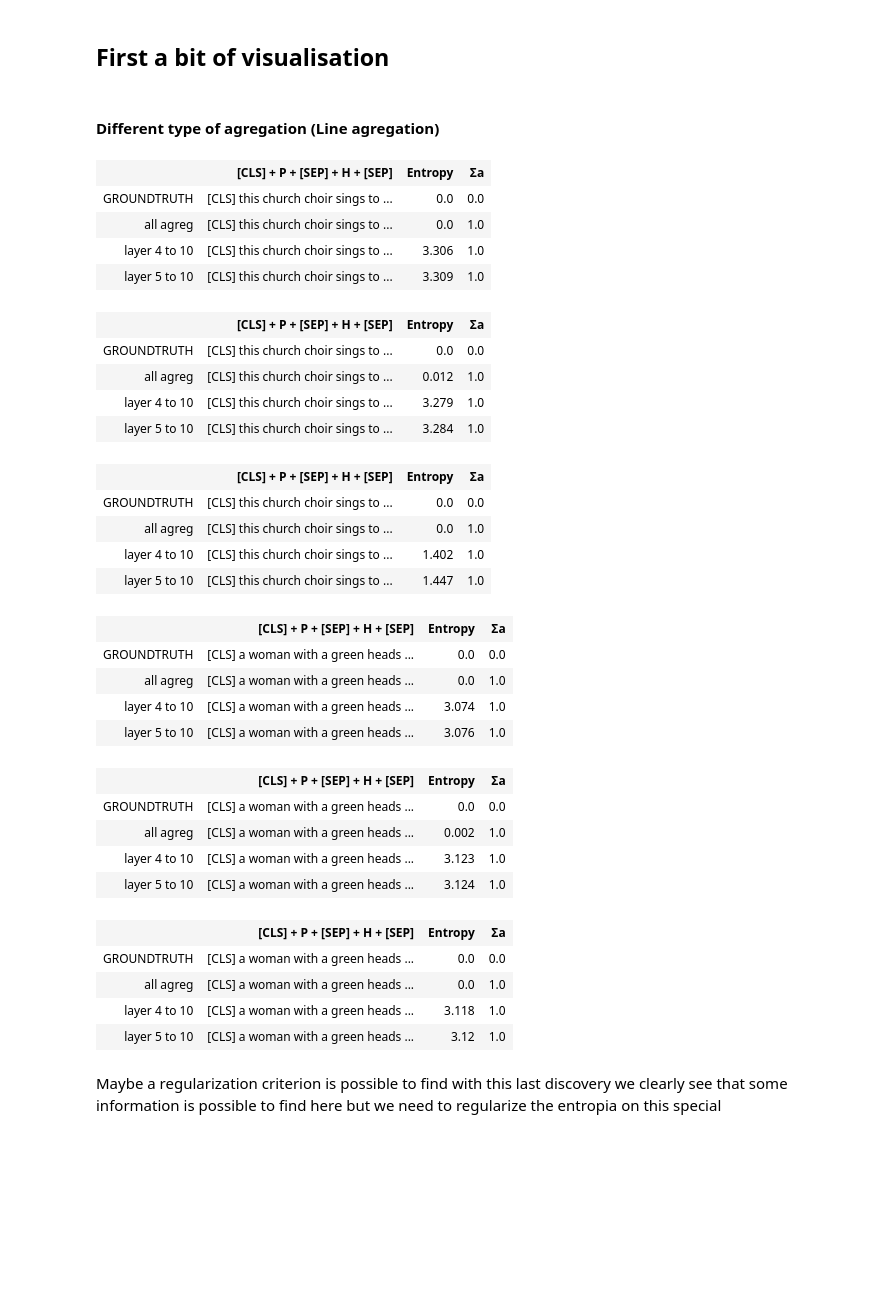
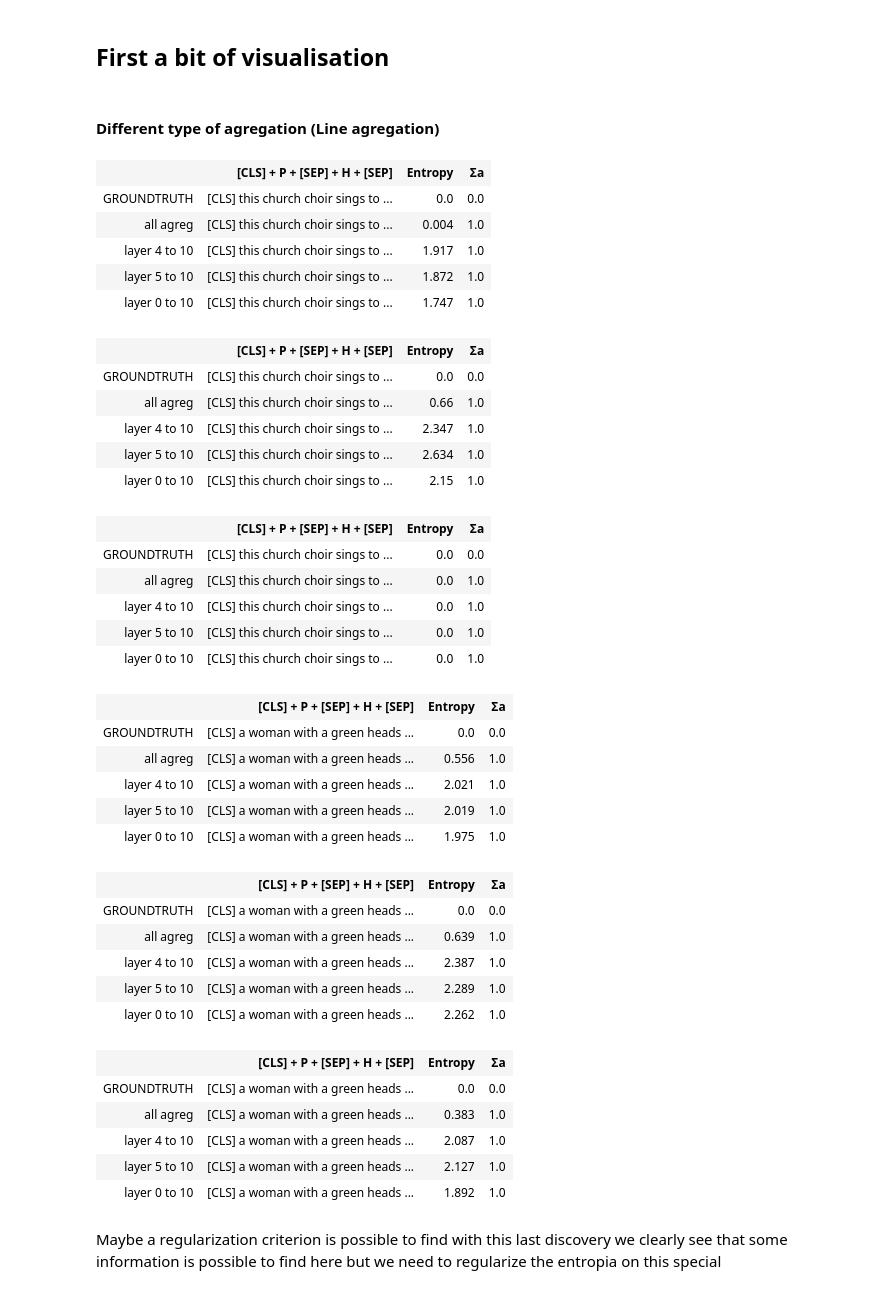
Before and after one commit to lolofo/stage_4_gm, a Jupyter notebook: attention_algorithms/notebooks/entropy_study/Layer 4 to 10.ipynb, the cells around one changed output. Cells and saved outputs as stored; diff of their text form; code cells hidden in the pictures; blank space fills up the shorter version.

```diff
--- a/attention_algorithms/notebooks/entropy_study/Layer 4 to 10.ipynb
+++ b/attention_algorithms/notebooks/entropy_study/Layer 4 to 10.ipynb
@@ -130,10 +127,11 @@ with torch.no_grad():
         pad_mask = torch.transpose(pad_mask, dim0=3, dim1=4)
         attention_tensor = torch.mul(attention_tensor, pad_mask)
 
-
-
         # all the layer agregation
-        a_hat = attention_tensor[0, :, :, 0:m, :].sum(dim=2).sum(dim=0).sum(dim=0)
+        a_hat = attention_tensor[0, :, :, :, :]
+        a_hat = a_hat.sum(dim=1)/12 # mean over the heads
+        a_hat = a_hat.sum(dim=0) # mean over the layers
+        a_hat = a_hat.sum(dim=0) # line agregation
         a_hat = a_hat[0:m]
         a_hat = torch.softmax(a_hat - INF * spe_tok_mask[0:m], dim=0)
 
@@ -141,76 +139,98 @@ with torch.no_grad():
 
         model_outputs["all agreg"] =  {
             '[CLS] + P + [SEP] + H + [SEP]': [hightlight_txt(tokens = tokens,
-                                                            attention = a_visu)],
+                                                            attention = a_hat)],
             'Entropy': [(-a_hat * torch.log(a_hat + 1e-16)).sum().item()],
             '&#x3A3;a':[a_hat.sum().item()]
         }
 
         # layer 4 to 10 agregation
         a_hat = attention_tensor[0, 3:10, :, :, :] # select only some layers
-        a_hat = a_hat.sum(dim=2)/12 # mean head agregation
-        a_hat = a_hat.sum(dim=0)/7 # mean over the layers
-        a_hat = a_hat.sum(dim=0)
+        a_hat = a_hat.sum(dim=1)/12 # mean head agregation
+        a_hat = a_hat.sum(dim=0) # mean over the layers
+        a_hat = a_hat.sum(dim=0) # line agregation
         a_hat = a_hat[0:m]
         a_hat = torch.softmax(a_hat - INF * spe_tok_mask[0:m], dim=0)
         a_visu = normalize_attention(attention=a_hat, tokens=tokens)
 
         model_outputs["layer 4 to 10"] =  {
             '[CLS] + P + [SEP] + H + [SEP]': [hightlight_txt(tokens = tokens,
                                                             attention = a_visu)],
             'Entropy': [(-a_hat * torch.log(a_hat + 1e-16)).sum().item()],
             '&#x3A3;a':[a_hat.sum().item()]
         }
         # layer 5 to 10 agregation
         a_hat = attention_tensor[0, 4:10, :, :, :] # select only some layers
-        a_hat = a_hat.sum(dim=2)/12 # mean head agregation
-        a_hat = a_hat.sum(dim=0)/7 # mean over the layers
-        a_hat = a_hat.sum(dim=0)
+        a_hat = a_hat.sum(dim=1)/12 # mean head agregation
+        a_hat = a_hat.sum(dim=0) # mean over the layers
+        a_hat = a_hat.sum(dim=0) # line agregation
         a_hat = a_hat[0:m]
-        a_hat = torch.softmax(a_hat - INF * spe_tok_mask[0:m], dim=0)
+        a_hat = torch.softmax(a_hat - INF * spe_tok_mask[0:m], dim=-1)
         a_visu = normalize_attention(attention=a_hat, tokens=tokens)
 
         model_outputs["layer 5 to 10"] =  {
             '[CLS] + P + [SEP] + H + [SEP]': [hightlight_txt(tokens = tokens,
                                                             attention = a_visu)],
             'Entropy': [(-a_hat * torch.log(a_hat + 1e-16)).sum().item()],
             '&#x3A3;a':[a_hat.sum().item()]
         }
 
+        # layer 0 to 10 agregation
+        a_hat = attention_tensor[0, 0:10, :, :, :] # select only some layers
+        a_hat = a_hat.sum(dim=1)/12 # mean head agregation
+        a_hat = a_hat.sum(dim=0) # mean over the layers
+        a_hat = a_hat.sum(dim=0)
+        a_hat = a_hat[0:m]
+        a_hat = torch.softmax(a_hat - INF * spe_tok_mask[0:m], dim=-1)
+        a_visu = normalize_attention(attention=a_hat, tokens=tokens)
+
+        model_outputs["layer 0 to 10"] =  {
+            '[CLS] + P + [SEP] + H + [SEP]': [hightlight_txt(tokens = tokens,
+                                                            attention = a_visu)],
+            'Entropy': [(-a_hat * torch.log(a_hat + 1e-16)).sum().item()],
+            '&#x3A3;a':[a_hat.sum().item()]
+        }
+
 
         display(HTML(html_render(model_outputs)))
 # %% [output]
 Different type of agregation (Line agregation)
 |  | [CLS] + P + [SEP] + H + [SEP] | Entropy | Σa |
 | GROUNDTRUTH | [CLS] this church choir sings to ... | 0.0 | 0.0 |
-| all agreg | [CLS] this church choir sings to ... | 0.0 | 1.0 |
-| layer 4 to 10 | [CLS] this church choir sings to ... | 3.306 | 1.0 |
-| layer 5 to 10 | [CLS] this church choir sings to ... | 3.309 | 1.0 |
+| all agreg | [CLS] this church choir sings to ... | 0.004 | 1.0 |
+| layer 4 to 10 | [CLS] this church choir sings to ... | 1.917 | 1.0 |
+| layer 5 to 10 | [CLS] this church choir sings to ... | 1.872 | 1.0 |
+| layer 0 to 10 | [CLS] this church choir sings to ... | 1.747 | 1.0 |
 |  | [CLS] + P + [SEP] + H + [SEP] | Entropy | Σa |
 | GROUNDTRUTH | [CLS] this church choir sings to ... | 0.0 | 0.0 |
-| all agreg | [CLS] this church choir sings to ... | 0.012 | 1.0 |
-| layer 4 to 10 | [CLS] this church choir sings to ... | 3.279 | 1.0 |
-| layer 5 to 10 | [CLS] this church choir sings to ... | 3.284 | 1.0 |
+| all agreg | [CLS] this church choir sings to ... | 0.66 | 1.0 |
+| layer 4 to 10 | [CLS] this church choir sings to ... | 2.347 | 1.0 |
+| layer 5 to 10 | [CLS] this church choir sings to ... | 2.634 | 1.0 |
+| layer 0 to 10 | [CLS] this church choir sings to ... | 2.15 | 1.0 |
 |  | [CLS] + P + [SEP] + H + [SEP] | Entropy | Σa |
 | GROUNDTRUTH | [CLS] this church choir sings to ... | 0.0 | 0.0 |
 | all agreg | [CLS] this church choir sings to ... | 0.0 | 1.0 |
-| layer 4 to 10 | [CLS] this church choir sings to ... | 1.402 | 1.0 |
-| layer 5 to 10 | [CLS] this church choir sings to ... | 1.447 | 1.0 |
+| layer 4 to 10 | [CLS] this church choir sings to ... | 0.0 | 1.0 |
+| layer 5 to 10 | [CLS] this church choir sings to ... | 0.0 | 1.0 |
+| layer 0 to 10 | [CLS] this church choir sings to ... | 0.0 | 1.0 |
 |  | [CLS] + P + [SEP] + H + [SEP] | Entropy | Σa |
 | GROUNDTRUTH | [CLS] a woman with a green heads ... | 0.0 | 0.0 |
-| all agreg | [CLS] a woman with a green heads ... | 0.0 | 1.0 |
-| layer 4 to 10 | [CLS] a woman with a green heads ... | 3.074 | 1.0 |
-| layer 5 to 10 | [CLS] a woman with a green heads ... | 3.076 | 1.0 |
+| all agreg | [CLS] a woman with a green heads ... | 0.556 | 1.0 |
+| layer 4 to 10 | [CLS] a woman with a green heads ... | 2.021 | 1.0 |
+| layer 5 to 10 | [CLS] a woman with a green heads ... | 2.019 | 1.0 |
+| layer 0 to 10 | [CLS] a woman with a green heads ... | 1.975 | 1.0 |
 |  | [CLS] + P + [SEP] + H + [SEP] | Entropy | Σa |
 | GROUNDTRUTH | [CLS] a woman with a green heads ... | 0.0 | 0.0 |
-| all agreg | [CLS] a woman with a green heads ... | 0.002 | 1.0 |
-| layer 4 to 10 | [CLS] a woman with a green heads ... | 3.123 | 1.0 |
-| layer 5 to 10 | [CLS] a woman with a green heads ... | 3.124 | 1.0 |
+| all agreg | [CLS] a woman with a green heads ... | 0.639 | 1.0 |
+| layer 4 to 10 | [CLS] a woman with a green heads ... | 2.387 | 1.0 |
+| layer 5 to 10 | [CLS] a woman with a green heads ... | 2.289 | 1.0 |
+| layer 0 to 10 | [CLS] a woman with a green heads ... | 2.262 | 1.0 |
 |  | [CLS] + P + [SEP] + H + [SEP] | Entropy | Σa |
 | GROUNDTRUTH | [CLS] a woman with a green heads ... | 0.0 | 0.0 |
-| all agreg | [CLS] a woman with a green heads ... | 0.0 | 1.0 |
-| layer 4 to 10 | [CLS] a woman with a green heads ... | 3.118 | 1.0 |
-| layer 5 to 10 | [CLS] a woman with a green heads ... | 3.12 | 1.0 |
+| all agreg | [CLS] a woman with a green heads ... | 0.383 | 1.0 |
+| layer 4 to 10 | [CLS] a woman with a green heads ... | 2.087 | 1.0 |
+| layer 5 to 10 | [CLS] a woman with a green heads ... | 2.127 | 1.0 |
+| layer 0 to 10 | [CLS] a woman with a green heads ... | 1.892 | 1.0 |
 # %% [markdown]
 Maybe a regularization criterion is possible to find with this last discovery we clearly see that some information is possible to find here but we need to regularize the entropia on this special
 # %% [markdown]
```
Also changed, not shown: parts of 8 cells of this notebook, 2 other files.
